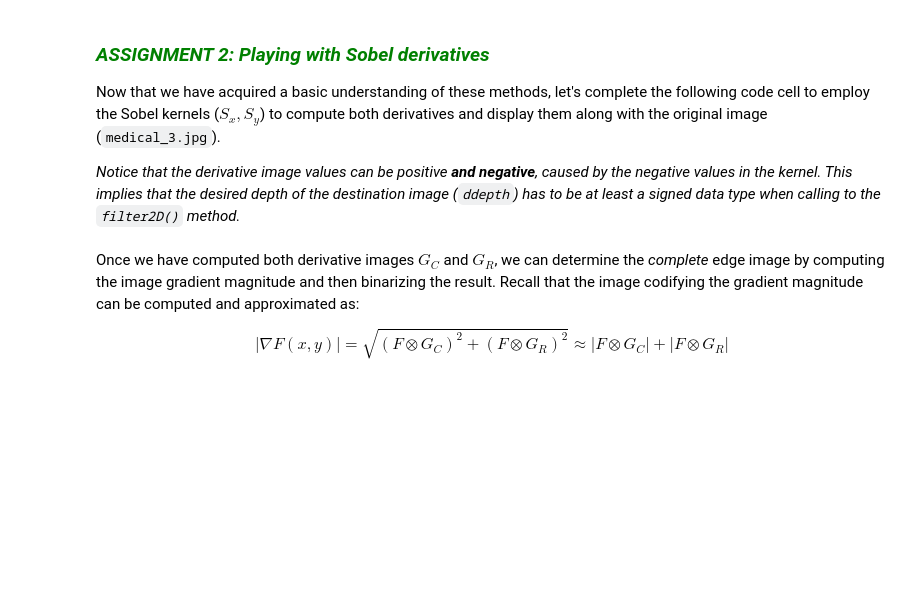
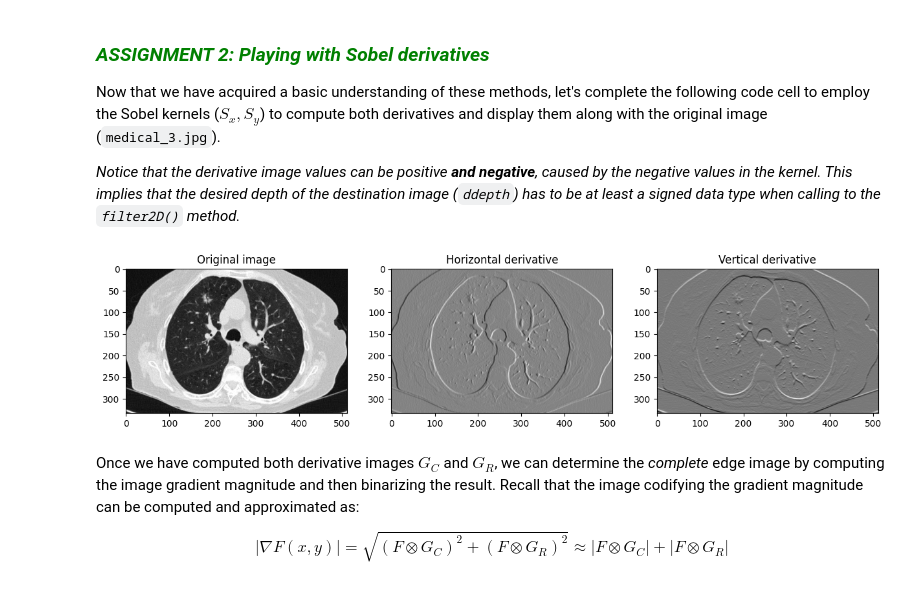
Before and after one commit to Croissanton/cvlab, a Jupyter notebook: Chapter 03. Edge detection/3.1 Operators based on first derivative.ipynb, the cells around one changed output. Drawn from its saved outputs; the diff is of its cells as text; code cells hidden in the pictures; blank space fills up the shorter version.

```diff
--- a/Chapter 03. Edge detection/3.1 Operators based on first derivative.ipynb
+++ b/Chapter 03. Edge detection/3.1 Operators based on first derivative.ipynb
@@ -473,31 +473,33 @@ Now that we have acquired a basic understanding of these methods, let's complete
 # %%
 # ASSIGNMENT 2
 # Read one of the images, compute both kernel derivatives, apply them to the image (separately) and display the original image and the derivatives in a 1x3 plot.
 # Write your code here!
 
 # Read the image
 image = cv2.imread(images_path + 'medical_3.jpg', 0)
 
 # Define horizontal and vertical kernels
-kernel_h = np.array([[None],[None],[None]])*None
-kernel_v = np.array([[None],[None],[None]])*None
+kernel_h = np.array([[1,0,-1],[2,0,-2],[1,0,-1]])*(1/4)
+kernel_v = np.array([[-1,-2,-1],[0,0,0],[1,2,1]])*(1/4)
 
 # Apply convolution
-d_horizontal = cv2.filter2D(None,None,None) # Using ddepth=cv2.CV_16S
-d_vertical = cv2.filter2D(None,None,None)
+d_horizontal = cv2.filter2D(image,cv2.CV_16S,kernel_h) # Using ddepth=cv2.CV_16S
+d_vertical = cv2.filter2D(image,cv2.CV_16S,kernel_v)
 
 # And show them!
 plt.subplot(131)
-plt.imshow(None, None)
+plt.imshow(image, cmap='gray')
 plt.title('Original image')
 
 plt.subplot(132)
-plt.imshow(None, None)
+plt.imshow(d_horizontal, cmap='gray')
 plt.title('Horizontal derivative')
 
 plt.subplot(133)
-plt.imshow(None, None)
+plt.imshow(d_vertical, cmap='gray')
 plt.title('Vertical derivative');
+# %% [output]
+[figure, added]
 # %% [markdown]
 Once we have computed both derivative images $G_C$ and $G_R$, we can determine the *complete* edge image by computing the image gradient magnitude and then binarizing the result. Recall that the image codifying the gradient magnitude can be computed and approximated as:
 
```
Also changed, not shown: parts of 8 cells of this notebook.
